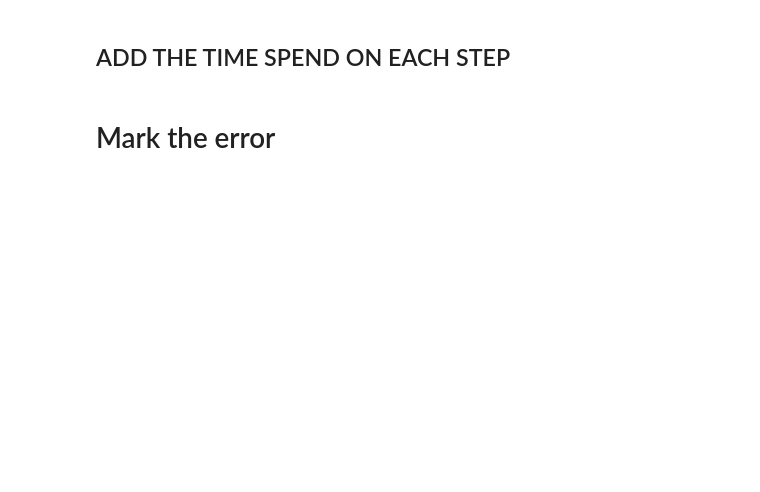
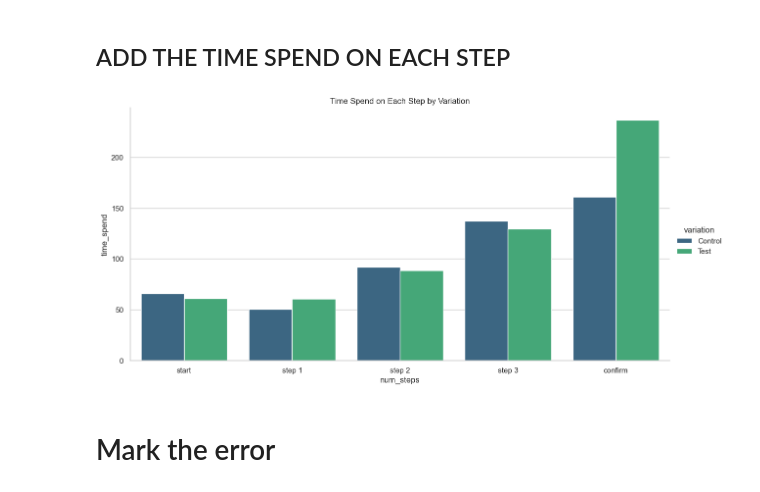
Before and after one commit to MustafaAldabbas/Project-Two-Big, a Jupyter notebook: Notebooks/Dan.ipynb, the cells around one changed output. Saved outputs shown, nothing was run; the diff lists cells and outputs as text; code cells hidden in the pictures; blank space fills up the shorter version.

```diff
--- a/Notebooks/Dan.ipynb
+++ b/Notebooks/Dan.ipynb
@@ -362,3 +393,9 @@ df_web_data
 # %%
+
+# organzie the data by date_time
+df['date_time'] = pd.to_datetime(df['date_time'])
 #calculate the time difference by client_id
-df_web_data['time_diff'] = np.where(df_web_data['visit_id'] != df_web_data['visit_id'].shift(1), 0, df_web_data.sort_values(['client_id', 'date_time']).groupby('client_id')['date_time'].diff().dt.total_seconds().fillna(0))
+df['time_diff'] = np.where(df['visit_id'] != df['visit_id'].shift(1), 0, df.sort_values(['client_id', 'date_time']).groupby('client_id')['date_time'].diff().dt.total_seconds().fillna(0))
+
+# add time spend column which is time_diff move up by one row
+df['time_spend'] = df.groupby(["visit_id"])['time_diff'].shift(-1)
@@ -385,10 +405,12 @@ data_confirm['time_spend'].value_counts()
-# %%
-# create a grouped bar chart to show the time spend on each step by variation
-df_web_data_grouped = df_web_data.groupby(['Variation', 'num_steps'])['time_spend'].mean().reset_index()
-df_web_data_grouped
 # %%
+# each client the average time spend on each step by variation
+df_web_data_grouped_client = df.groupby(['variation', 'client_id', 'num_steps'])['time_spend'].mean().reset_index()
+df_web_data_grouped_client
+
 # using seaborn catplot to create a grouped bar chart
-sns.catplot(x='num_steps', y='time_spend', hue='Variation', data=df_web_data_grouped, kind='bar', height=6, aspect=2, palette = 'viridis')
+sns.catplot(x='num_steps', y='time_spend', hue='variation', data=df_web_data_grouped, kind='bar', height=6, aspect=2, palette = 'viridis')
 plt.title('Time Spend on Each Step by Variation')
 plt.xticks([0, 1, 2,3, 4], ['start','step 1', 'step 2', 'step 3', 'confirm'])
 plt.show()
+# %% [output]
+[figure, added]
```
Also changed, not shown: parts of 60 cells of this notebook.
